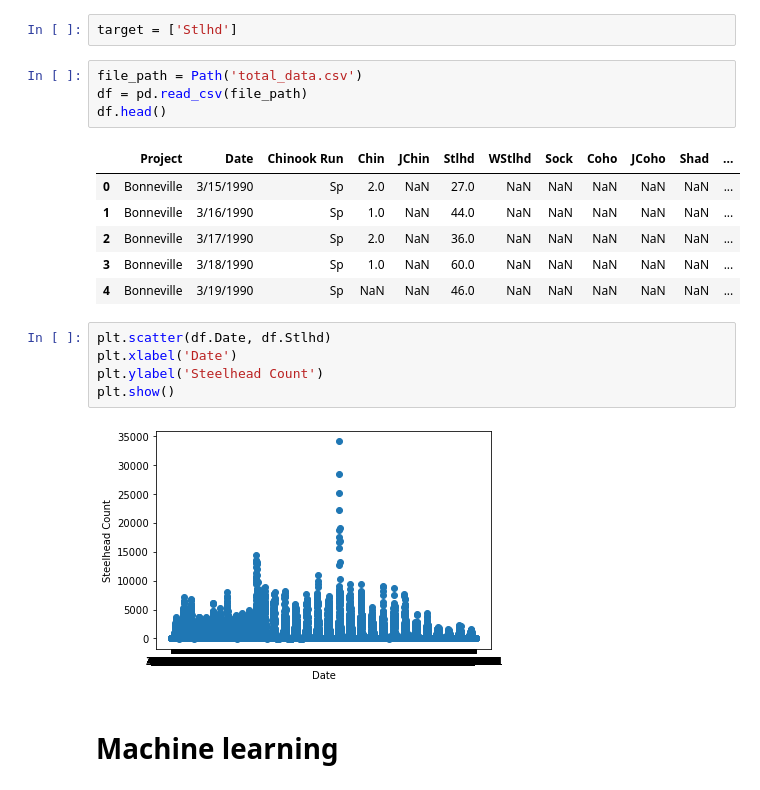
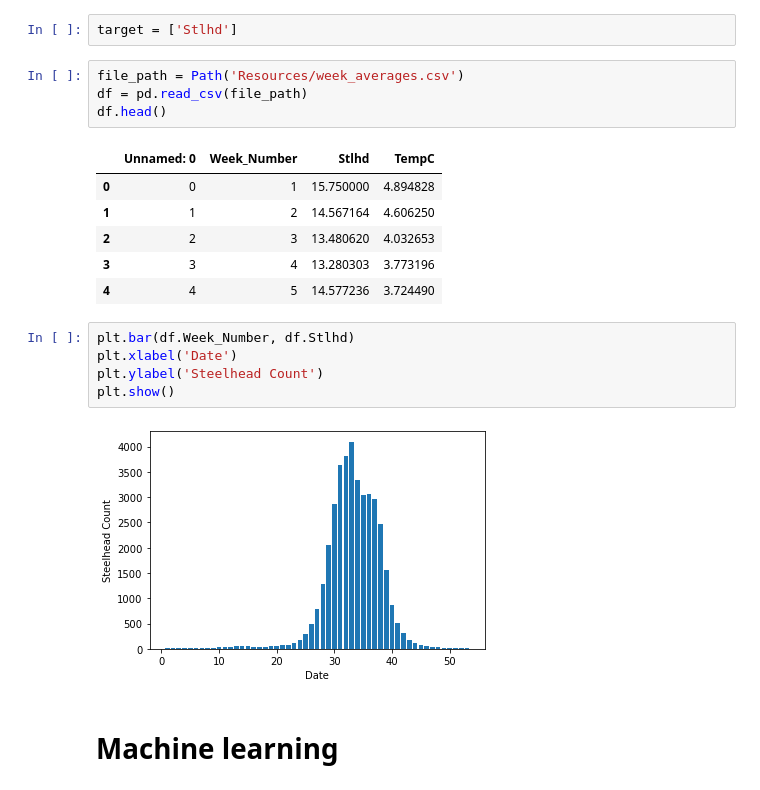
Before and after one commit to mthalken/fish_count, a Jupyter notebook: fish_ml_practice.ipynb, the cells around one changed output. Saved outputs shown, nothing was run; the diff lists cells and outputs as text.

Commit message:
Commit ML Practice with Week Groups

```diff
--- a/fish_ml_practice.ipynb
+++ b/fish_ml_practice.ipynb
@@ -12,23 +12,23 @@ from sklearn.linear_model import LinearRegression
 # %%
 target = ['Stlhd']
 # %%
-file_path = Path('total_data.csv')
+file_path = Path('Resources/week_averages.csv')
 df = pd.read_csv(file_path)
 df.head()
 # %% [output]
-|  | Project | Date | Chinook Run | Chin | JChin | Stlhd | WStlhd | Sock | Coho | JCoho | Shad | ... |
-| 0 | Bonneville | 3/15/1990 | Sp | 2.0 | NaN | 27.0 | NaN | NaN | NaN | NaN | NaN | ... |
-| 1 | Bonneville | 3/16/1990 | Sp | 1.0 | NaN | 44.0 | NaN | NaN | NaN | NaN | NaN | ... |
-| 2 | Bonneville | 3/17/1990 | Sp | 2.0 | NaN | 36.0 | NaN | NaN | NaN | NaN | NaN | ... |
-| 3 | Bonneville | 3/18/1990 | Sp | 1.0 | NaN | 60.0 | NaN | NaN | NaN | NaN | NaN | ... |
-| 4 | Bonneville | 3/19/1990 | Sp | NaN | NaN | 46.0 | NaN | NaN | NaN | NaN | NaN | ... |
+|  | Unnamed: 0 | Week_Number | Stlhd | TempC |
+| 0 | 0 | 1 | 15.750000 | 4.894828 |
+| 1 | 1 | 2 | 14.567164 | 4.606250 |
+| 2 | 2 | 3 | 13.480620 | 4.032653 |
+| 3 | 3 | 4 | 13.280303 | 3.773196 |
+| 4 | 4 | 5 | 14.577236 | 3.724490 |
 # %%
-plt.scatter(df.Date, df.Stlhd)
+plt.bar(df.Week_Number, df.Stlhd)
 plt.xlabel('Date')
 plt.ylabel('Steelhead Count')
 plt.show()
 # %% [output]
-[figure, old version]
+[figure, new version]
 # %% [markdown]
 # Machine learning
 # %%
```
Also changed, not shown: 1 other file.
